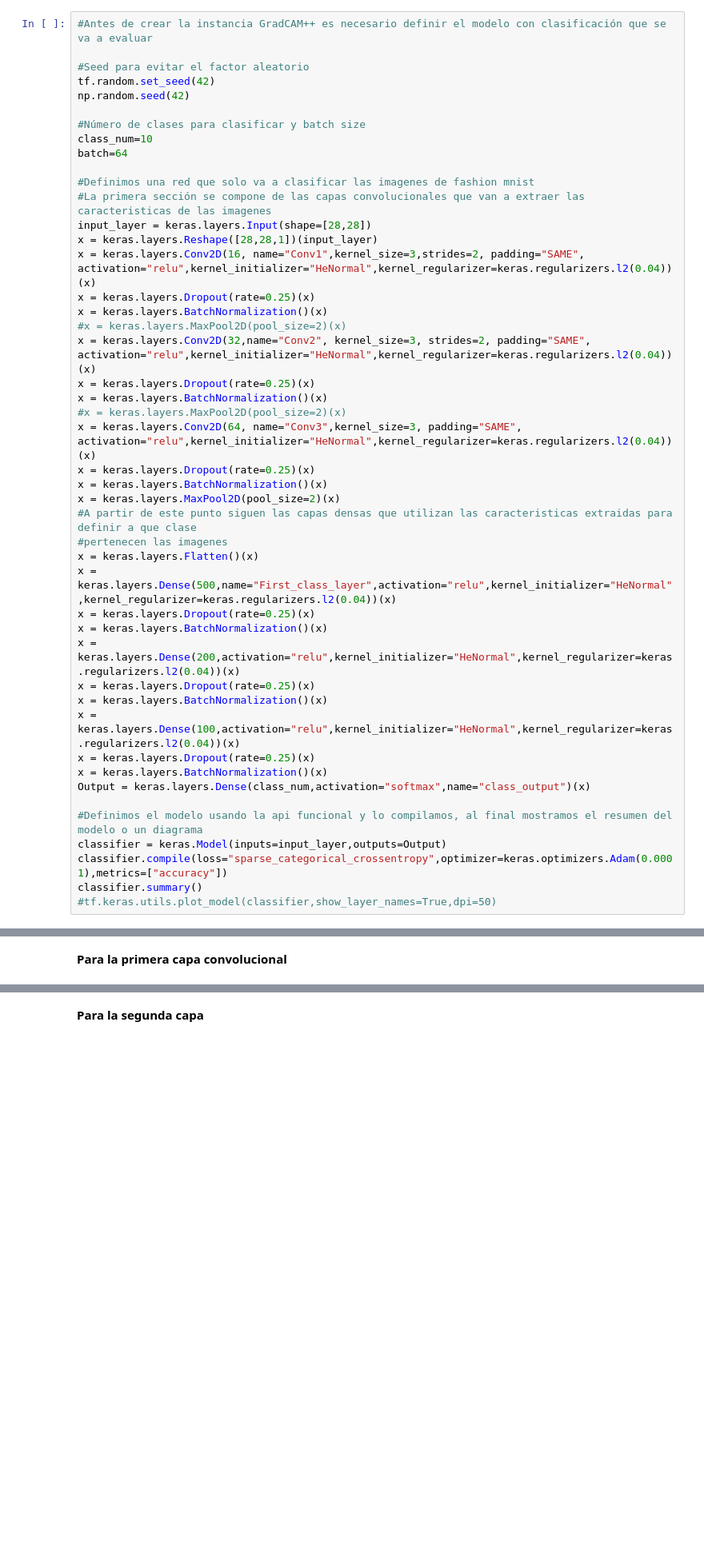
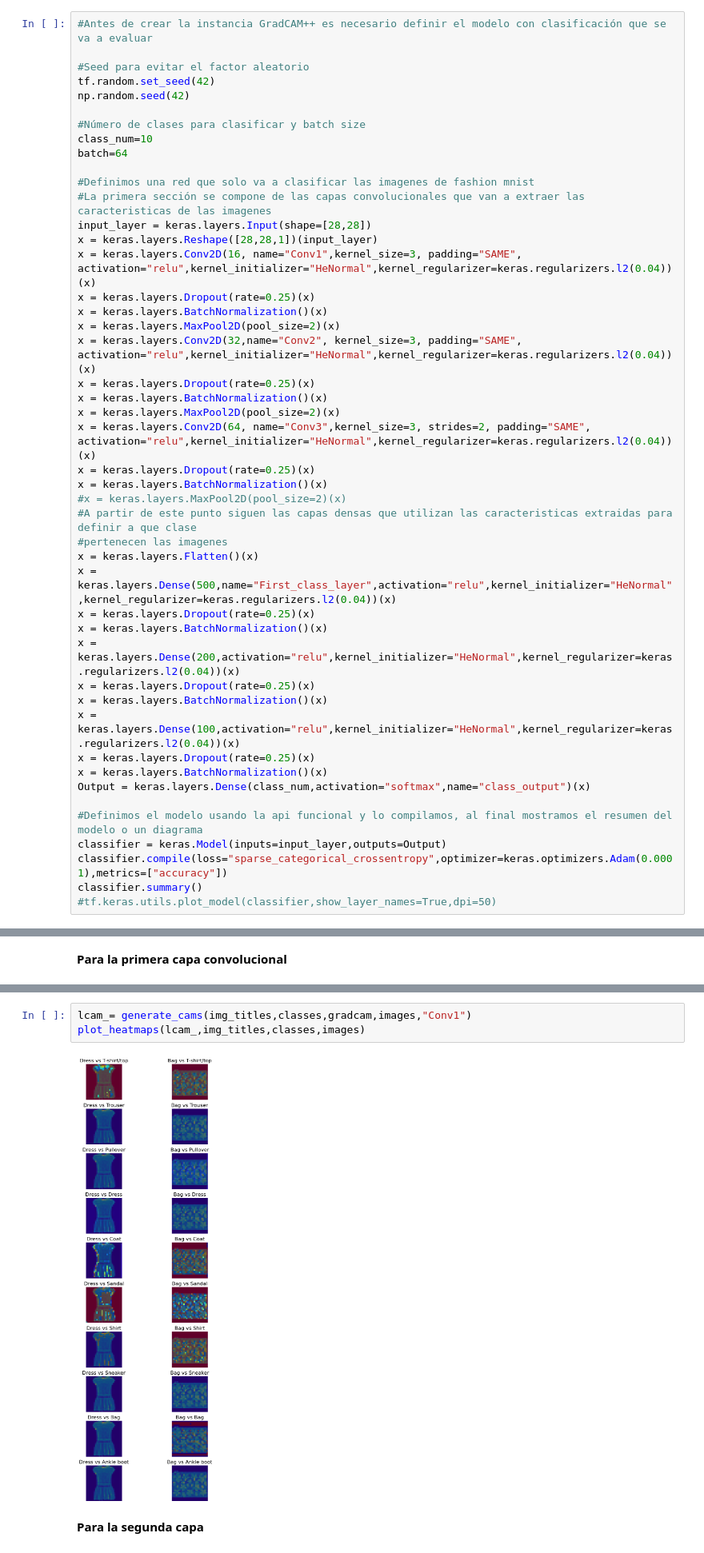
Before and after one commit to juansebastiangit/Inteligencia_artificial, a Jupyter notebook: Parciales/Parcial_1/parcial-1-sección-practica.ipynb, the cells around one changed output, grey strips where cells are left out. Shown: that part at 80% size. Cells and saved outputs as stored; diff of their text form; blank space fills up the shorter version.

Commit message:
Kaggle Notebook | Parcial 1 - Sección Practica | Funciones para el gradcam ya ready

```diff
--- a/Parciales/Parcial_1/parcial-1-sección-practica.ipynb
+++ b/Parciales/Parcial_1/parcial-1-sección-practica.ipynb
@@ -378,18 +378,18 @@ batch=64
 #La primera sección se compone de las capas convolucionales que van a extraer las caracteristicas de las imagenes
 input_layer = keras.layers.Input(shape=[28,28])
 x = keras.layers.Reshape([28,28,1])(input_layer)
-x = keras.layers.Conv2D(16, name="Conv1",kernel_size=3,strides=2, padding="SAME", activation="relu",kernel_initializer="HeNormal",kernel_regularizer=keras.regularizers.l2(0.04))(x)
+x = keras.layers.Conv2D(16, name="Conv1",kernel_size=3, padding="SAME", activation="relu",kernel_initializer="HeNormal",kernel_regularizer=keras.regularizers.l2(0.04))(x)
+x = keras.layers.Dropout(rate=0.25)(x)
+x = keras.layers.BatchNormalization()(x)
+x = keras.layers.MaxPool2D(pool_size=2)(x)
+x = keras.layers.Conv2D(32,name="Conv2", kernel_size=3, padding="SAME", activation="relu",kernel_initializer="HeNormal",kernel_regularizer=keras.regularizers.l2(0.04))(x)
+x = keras.layers.Dropout(rate=0.25)(x)
+x = keras.layers.BatchNormalization()(x)
+x = keras.layers.MaxPool2D(pool_size=2)(x)
+x = keras.layers.Conv2D(64, name="Conv3",kernel_size=3, strides=2, padding="SAME", activation="relu",kernel_initializer="HeNormal",kernel_regularizer=keras.regularizers.l2(0.04))(x)
 x = keras.layers.Dropout(rate=0.25)(x)
 x = keras.layers.BatchNormalization()(x)
 #x = keras.layers.MaxPool2D(pool_size=2)(x)
-x = keras.layers.Conv2D(32,name="Conv2", kernel_size=3, strides=2, padding="SAME", activation="relu",kernel_initializer="HeNormal",kernel_regularizer=keras.regularizers.l2(0.04))(x)
-x = keras.layers.Dropout(rate=0.25)(x)
-x = keras.layers.BatchNormalization()(x)
-#x = keras.layers.MaxPool2D(pool_size=2)(x)
-x = keras.layers.Conv2D(64, name="Conv3",kernel_size=3, padding="SAME", activation="relu",kernel_initializer="HeNormal",kernel_regularizer=keras.regularizers.l2(0.04))(x)
-x = keras.layers.Dropout(rate=0.25)(x)
-x = keras.layers.BatchNormalization()(x)
-x = keras.layers.MaxPool2D(pool_size=2)(x)
 #A partir de este punto siguen las capas densas que utilizan las caracteristicas extraidas para definir a que clase
 #pertenecen las imagenes
 x = keras.layers.Flatten()(x)
@@ -584,2 +597,7 @@ NameError: name 'plt' is not defined
+# %%
+lcam_= generate_cams(img_titles,classes,gradcam,images,"Conv1")
+plot_heatmaps(lcam_,img_titles,classes,images)
+# %% [output]
+[figure, added]
 # %% [markdown]
 **Para la segunda capa**
```
Also changed, not shown: parts of 18 cells of this notebook.
